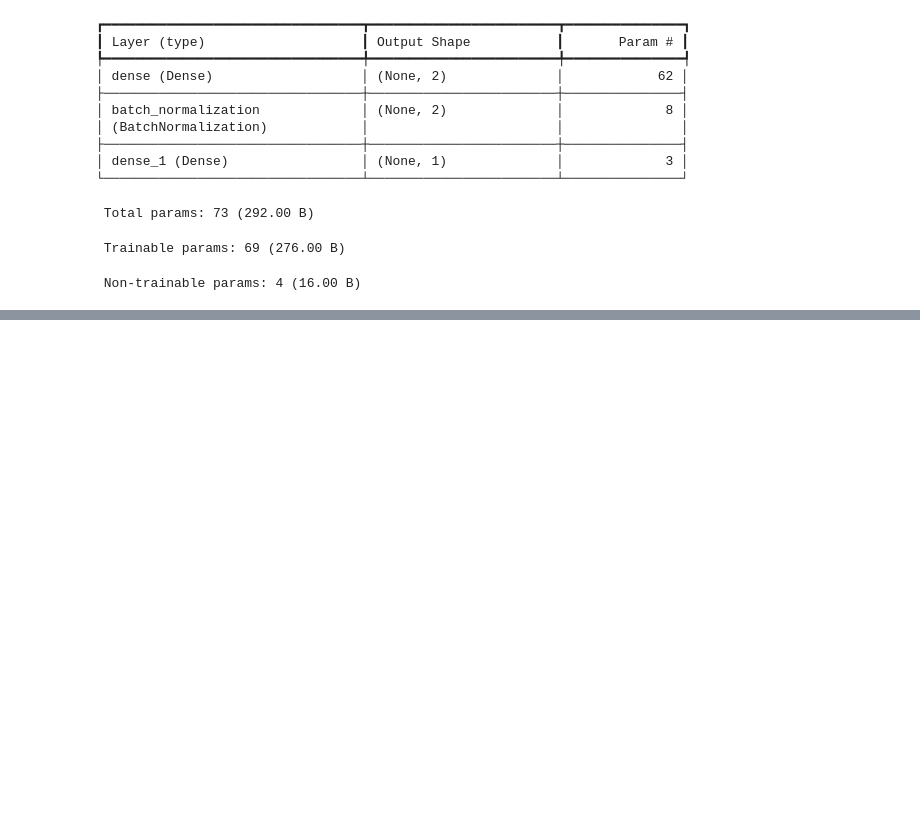
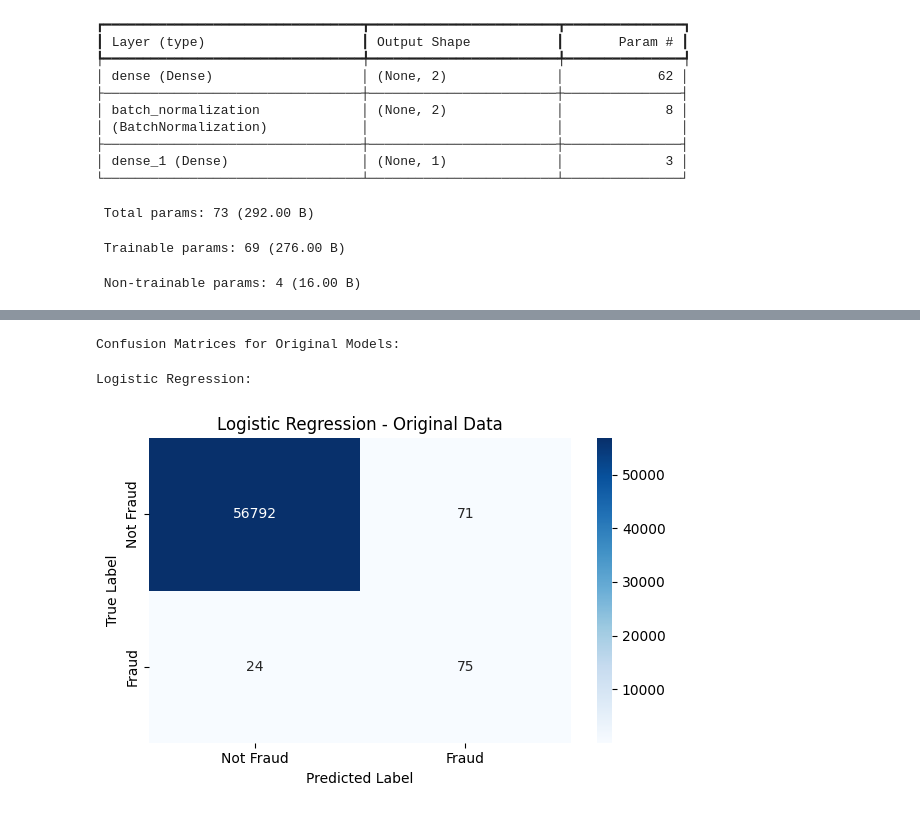
Before and after one commit to Johngomez100/Fraud-Detection, a Jupyter notebook: CreditCardFraud.ipynb, the cells around one changed output, grey strips where cells are left out. Cells and saved outputs as stored; diff of their text form; code cells hidden in the pictures; blank space fills up the shorter version.

```diff
--- a/CreditCardFraud.ipynb
+++ b/CreditCardFraud.ipynb
@@ -398,0 +527,24 @@ weighted avg       1.00      0.98      0.99     22807
+# %%
+def plot_confusion_matrix(y_true, y_pred, title):
+    cm = confusion_matrix(y_true, y_pred)
+    plt.figure(figsize=(6, 4))
+    sns.heatmap(cm, annot=True, fmt='d', cmap='Blues',
+                xticklabels=['Not Fraud', 'Fraud'],
+                yticklabels=['Not Fraud', 'Fraud'])
+    plt.title(title)
+    plt.ylabel('True Label')
+    plt.xlabel('Predicted Label')
+    plt.tight_layout()
+    plt.show()
+# %%
+# Create confusion matrices for original models
+print("Confusion Matrices for Original Models:")
+# %% [output]
+Confusion Matrices for Original Models:
+# %%
+print("\nLogistic Regression:")
+plot_confusion_matrix(y_val, LR_model.predict(X_val),
+                     'Logistic Regression - Original Data')
+# %% [output]
+Logistic Regression:
+[figure, added]
```
Also changed, not shown: parts of 41 cells of this notebook.
